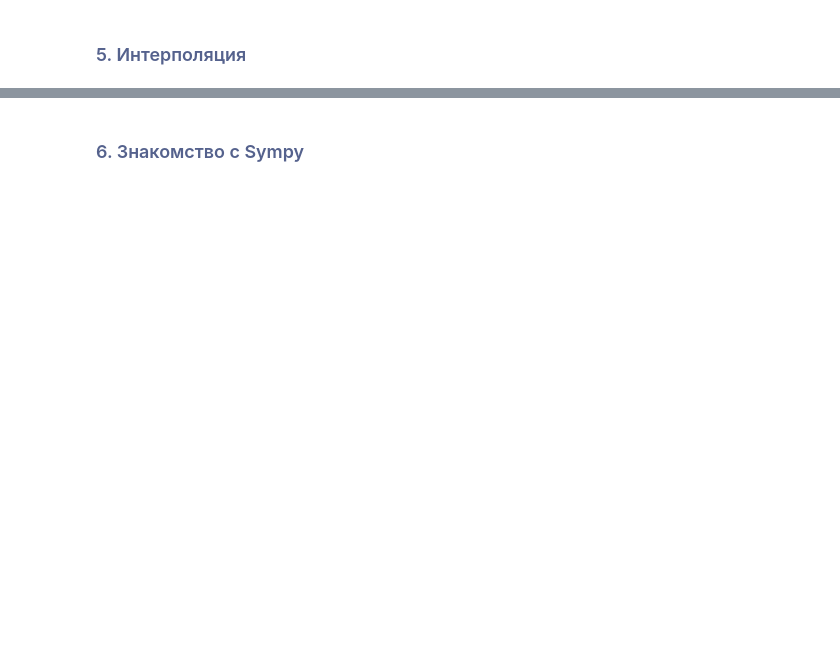
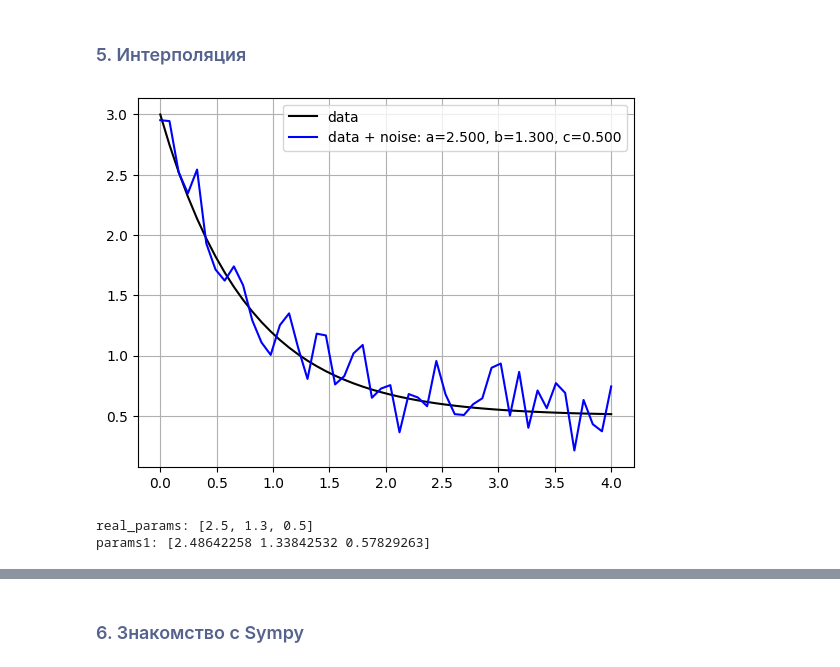
Before and after one commit to CamelCaseAverageEnjoyer/PythonCompendium, a Jupyter notebook: Study/Python-2-MIPT/10 занятие.ipynb, the cells around one changed output, grey strips where cells are left out. Saved outputs shown, nothing was run; the diff lists cells and outputs as text; code cells hidden in the pictures; blank space fills up the shorter version.

```diff
--- a/Study/Python-2-MIPT/10 занятие.ipynb
+++ b/Study/Python-2-MIPT/10 занятие.ipynb
@@ -29,0 +80,3 @@ for i, eigval in enumerate(eigvals):
+# %%
+c = a @ b
+print("AA⁻¹:\n", c)
@@ -97,2 +183,41 @@ plt.show()
 # %% [markdown]
 ### <span style="color:#55628D">5. Интерполяция</span>
+# %%
+import numpy as np
+import matplotlib.pyplot as plt
+from scipy.optimize import curve_fit
+
+
+# Функция, которой описываются наши данные
+def func(x, a, b, c):
+    return a * np.exp(-b * x) + c
+
+# Настоящие значения параметров
+real_params = [2.5, 1.3, 0.5]
+
+# Набор точек
+xdata = np.linspace(0, 4, 50)
+y = func(xdata, *real_params)
+
+# Шум по оси OY в наших точках
+rng = np.random.default_rng()
+y_noise = 0.2 * rng.normal(size = xdata.size)
+ydata = y + y_noise
+
+# Посмотрим на вид функции с шумом
+plt.plot(xdata, y, 'k-', label='data')
+plt.plot(xdata, ydata, 'b-', label='data + noise: a=%5.3f, b=%5.3f, c=%5.3f' % tuple(real_params))
+plt.grid()
+plt.legend()
+plt.show()
+# %% [output]
+[figure, added]
+# %%
+# Попросим определить параметры функции по точкам
+params1, _ = curve_fit(func, xdata, ydata)
+# Напечатаем и нарисуем результат
+print(f"real_params: {real_params}")
+print(f"params1: {params1}")
+# %% [output]
+real_params: [2.5, 1.3, 0.5]
+params1: [2.48642258 1.33842532 0.57829263]
```
Also changed, not shown: parts of 48 cells of this notebook, 14 other files.
